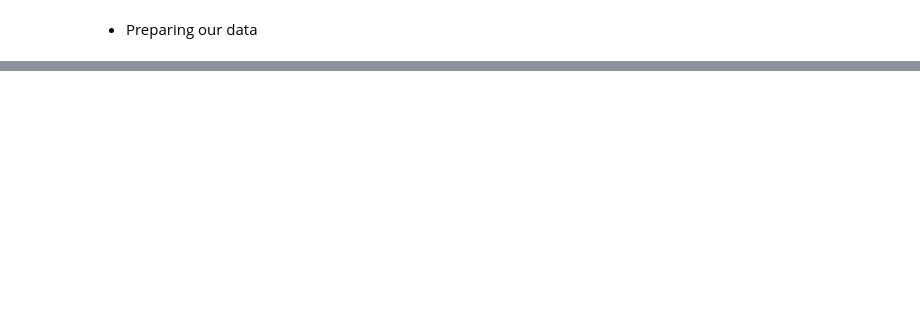
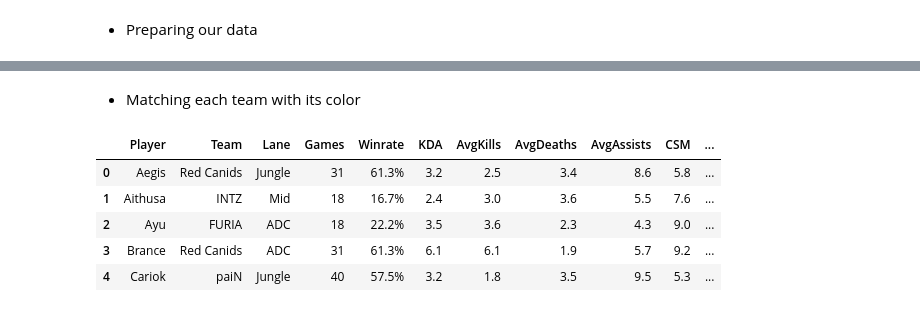
Before and after one commit to thiagomout/data_lol, a Jupyter notebook: cblol/cblol2024_1.ipynb, the cells around one changed output, grey strips where cells are left out. Saved outputs shown, nothing was run; the diff lists cells and outputs as text; code cells hidden in the pictures; blank space fills up the shorter version.

```diff
--- a/cblol/cblol2024_1.ipynb
+++ b/cblol/cblol2024_1.ipynb
@@ -23,2 +24,22 @@ df.head(5)
+# %%
+#renaming some columns with space between
+df = df.rename(columns={ 'Win rate':'Winrate',
+                    'Avg kills':'AvgKills',
+                    'Avg deaths':'AvgDeaths',
+                    'Avg assists':'AvgAssists',
+                    'Avg WPM':'AvgWPM',
+                    'Avg WCPM':'AvgWCPM',
+                    'Avg VWPM':'AvgVWPM',
+                    'Penta Kills':'PentaKills',
+                    'FB Victim':'FBVictim',
+                    'Solo Kills':'SoloKills',
+                    #renaming columns with @ or %
+                    'KP%':'KPpercent',
+                    'DMG%':'DMGpercent',
+                    'GD@15':'GD15',
+                    'CSD@15':'CSD15',
+                    'XPD@15':'XPD15',
+                    'FB %':'FBpercent',
+})
 # %%
 # filtering games played to more than 6
@@ -26,2 +47,28 @@ df = df[df.GP > 6]
+# %% [markdown]
+- Matching each team with its color
+# %%
+team_to_color = {
+    'paiN': 'red',
+    'Red Canids': 'firebrick',
+    'Liberty': 'skyblue',
+    'LOUD': 'lime',
+    'LOS' : 'orange',
+    'KaBuM!' : 'darkorange',
+    'Fluxo' : 'darkviolet',
+    'Vivo Keyd' : 'purple',
+    'FURIA' : 'black',
+    'INTZ' : 'lightgray',
+}
+
+df['Colors'] = df['Team'].map(team_to_color)
+
+df.head()
+# %% [output]
+|  | Player | Team | Lane | Games | Winrate | KDA | AvgKills | AvgDeaths | AvgAssists | CSM | ... |
+| 0 | Aegis | Red Canids | Jungle | 31 | 61.3% | 3.2 | 2.5 | 3.4 | 8.6 | 5.8 | ... |
+| 1 | Aithusa | INTZ | Mid | 18 | 16.7% | 2.4 | 3.0 | 3.6 | 5.5 | 7.6 | ... |
+| 2 | Ayu | FURIA | ADC | 18 | 22.2% | 3.5 | 3.6 | 2.3 | 4.3 | 9.0 | ... |
+| 3 | Brance | Red Canids | ADC | 31 | 61.3% | 6.1 | 6.1 | 1.9 | 5.7 | 9.2 | ... |
+| 4 | Cariok | paiN | Jungle | 40 | 57.5% | 3.2 | 1.8 | 3.5 | 9.5 | 5.3 | ... |
 # %%
 # creating a dataframe per lane
```
Also changed, not shown: parts of 5 cells of this notebook, 1 other file.
